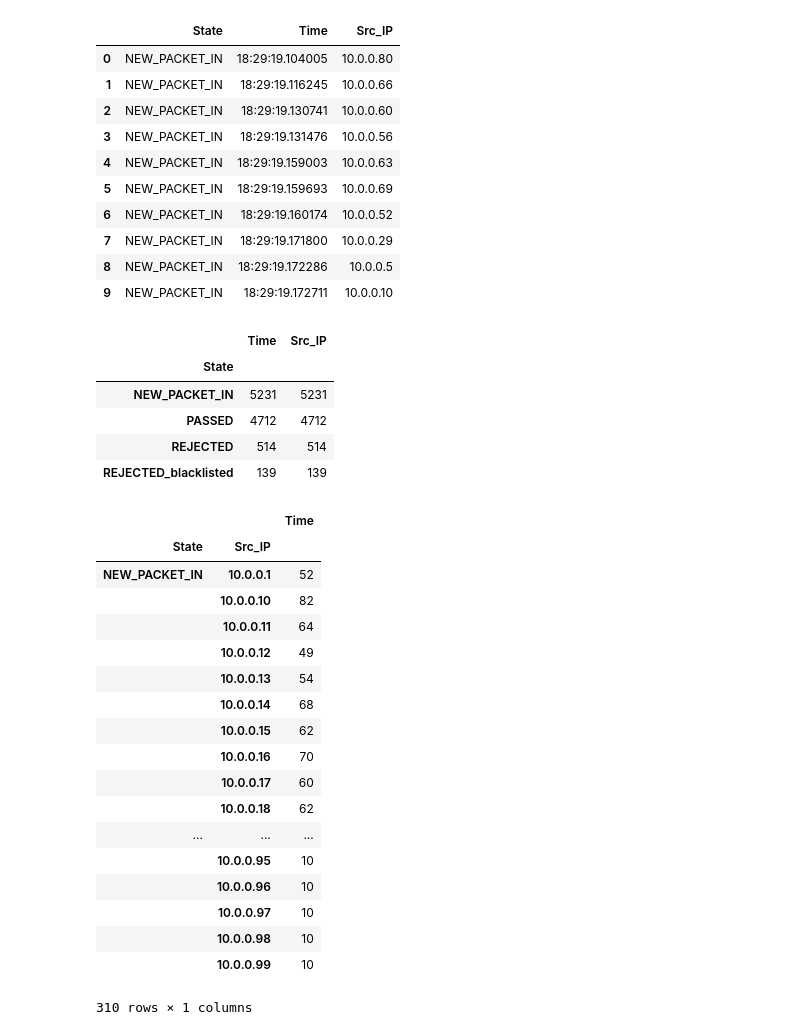
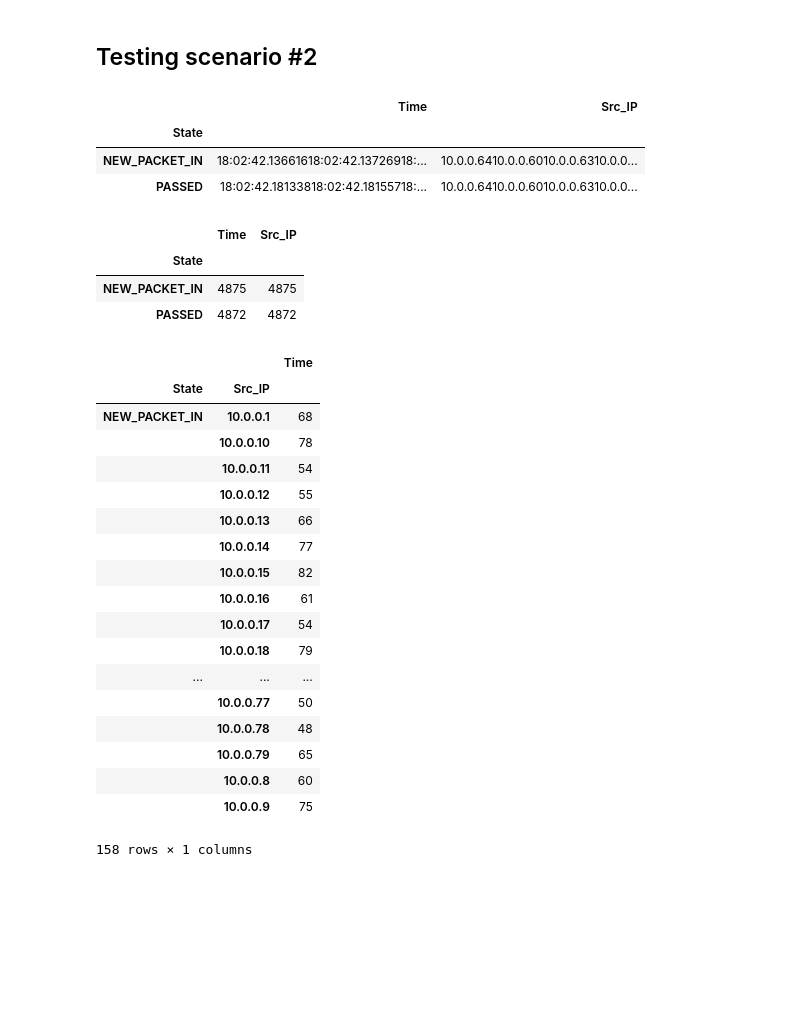
Before and after one commit to BarboraCelesova/DP-SecuritySDN, a Jupyter notebook: makeStatisticsJupyter.ipynb, the cells around one changed output. Saved outputs shown, nothing was run; the diff lists cells and outputs as text; code cells hidden in the pictures; blank space fills up the shorter version.

```diff
--- a/makeStatisticsJupyter.ipynb
+++ b/makeStatisticsJupyter.ipynb
@@ -1,18 +1,14 @@
+# %% [markdown]
+## Testing scenario #2
 # %%
 import pandas as pd
 import numpy as np
 # %%
-data = pd.read_csv("/home/barbora/PycharmProjects/DP-SecuritySDN/Wave4.txt", delimiter=" ")
+data = pd.read_csv("/home/barbora/PycharmProjects/DP-SecuritySDN/xTS_5_1_Specter.txt", delimiter=" ")
 data.head(10)
+data.groupby('State').sum()
 # %% [output]
-|  | State | Time | Src_IP |
-| 0 | NEW_PACKET_IN | 18:29:19.104005 | 10.0.0.80 |
-| 1 | NEW_PACKET_IN | 18:29:19.116245 | 10.0.0.66 |
-| 2 | NEW_PACKET_IN | 18:29:19.130741 | 10.0.0.60 |
-| 3 | NEW_PACKET_IN | 18:29:19.131476 | 10.0.0.56 |
-| 4 | NEW_PACKET_IN | 18:29:19.159003 | 10.0.0.63 |
-| 5 | NEW_PACKET_IN | 18:29:19.159693 | 10.0.0.69 |
-| 6 | NEW_PACKET_IN | 18:29:19.160174 | 10.0.0.52 |
-| 7 | NEW_PACKET_IN | 18:29:19.171800 | 10.0.0.29 |
-| 8 | NEW_PACKET_IN | 18:29:19.172286 | 10.0.0.5 |
-| 9 | NEW_PACKET_IN | 18:29:19.172711 | 10.0.0.10 |
+|  | Time | Src_IP |
+| State |  |  |
+| NEW_PACKET_IN | 18:02:42.13661618:02:42.13726918:... | 10.0.0.6410.0.0.6010.0.0.6310.0.0... |
+| PASSED | 18:02:42.18133818:02:42.18155718:... | 10.0.0.6410.0.0.6010.0.0.6310.0.0... |
@@ -24,33 +18,31 @@ county
 # %% [output]
 |  | Time | Src_IP |
 | State |  |  |
-| NEW_PACKET_IN | 5231 | 5231 |
-| PASSED | 4712 | 4712 |
-| REJECTED | 514 | 514 |
-| REJECTED_blacklisted | 139 | 139 |
+| NEW_PACKET_IN | 4875 | 4875 |
+| PASSED | 4872 | 4872 |
 # %%
 grouped_data = data.groupby(['State', 'Src_IP']).count()
 grouped_data
 # %% [output]
 |  |  | Time |
 | State | Src_IP |  |
-| NEW_PACKET_IN | 10.0.0.1 | 52 |
-|  | 10.0.0.10 | 82 |
-|  | 10.0.0.11 | 64 |
-|  | 10.0.0.12 | 49 |
-|  | 10.0.0.13 | 54 |
-|  | 10.0.0.14 | 68 |
-|  | 10.0.0.15 | 62 |
-|  | 10.0.0.16 | 70 |
-|  | 10.0.0.17 | 60 |
-|  | 10.0.0.18 | 62 |
+| NEW_PACKET_IN | 10.0.0.1 | 68 |
+|  | 10.0.0.10 | 78 |
+|  | 10.0.0.11 | 54 |
+|  | 10.0.0.12 | 55 |
+|  | 10.0.0.13 | 66 |
+|  | 10.0.0.14 | 77 |
+|  | 10.0.0.15 | 82 |
+|  | 10.0.0.16 | 61 |
+|  | 10.0.0.17 | 54 |
+|  | 10.0.0.18 | 79 |
 | ... | ... | ... |
-|  | 10.0.0.95 | 10 |
-|  | 10.0.0.96 | 10 |
-|  | 10.0.0.97 | 10 |
-|  | 10.0.0.98 | 10 |
-|  | 10.0.0.99 | 10 |
+|  | 10.0.0.77 | 50 |
+|  | 10.0.0.78 | 48 |
+|  | 10.0.0.79 | 65 |
+|  | 10.0.0.8 | 60 |
+|  | 10.0.0.9 | 75 |
-310 rows × 1 columns
+158 rows × 1 columns
 # %%
 data['Time'] = data['Time'].apply(lambda x: x.split('.')[0])
 data.groupby(['Time']).count().head(100)
```
Also changed, not shown: parts of 19 cells of this notebook, 4 other files.
